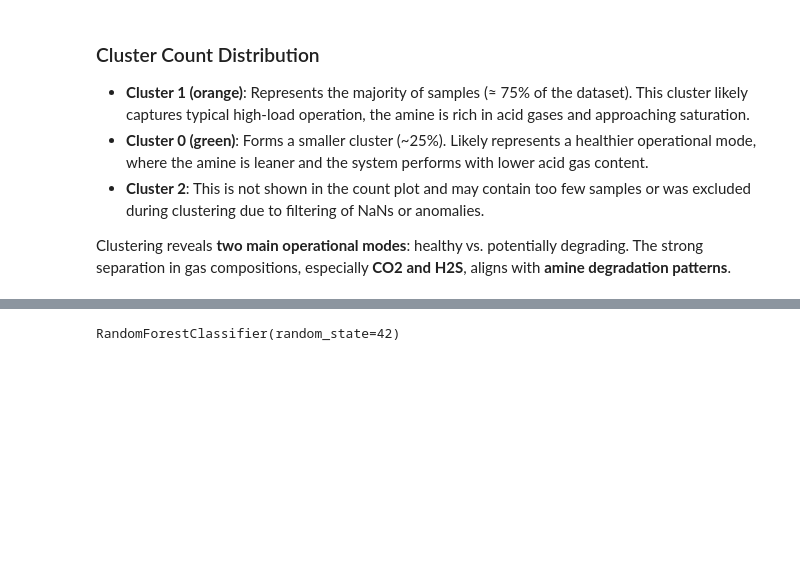
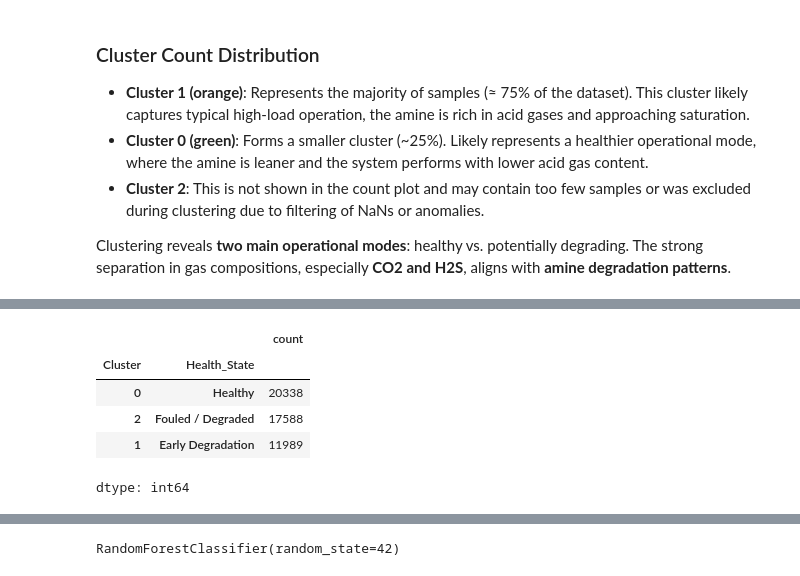
Before and after one commit to Veraeze/AmineRegeneration, a Jupyter notebook: AmineDegradation.ipynb, the cells around one changed output, grey strips where cells are left out. Saved outputs shown, nothing was run; the diff lists cells and outputs as text; code cells hidden in the pictures; blank space fills up the shorter version.

```diff
--- a/AmineDegradation.ipynb
+++ b/AmineDegradation.ipynb
@@ -315,0 +306,20 @@ We will use the same selected features based on EDA results.
+# %%
+#  Define mapping
+
+cluster_label_map = {
+    0: 'Healthy',
+    1: 'Early Degradation',
+    2: 'Fouled / Degraded'
+}
+# %%
+# Create a new column in the dataframe with mapped labels
+
+df['Health_State'] = df['Cluster'].map(cluster_label_map)
+df[['Cluster', 'Health_State']].value_counts()
+# %% [output]
+|  |  | count |
+| Cluster | Health_State |  |
+| 0 | Healthy | 20338 |
+| 2 | Fouled / Degraded | 17588 |
+| 1 | Early Degradation | 11989 |
+dtype: int64
```
Also changed, not shown: parts of 13 cells of this notebook.
